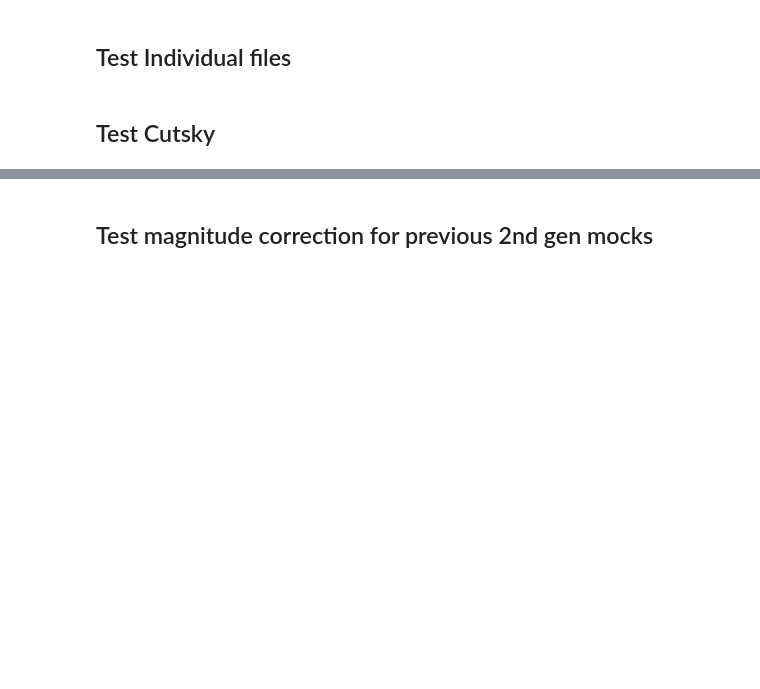
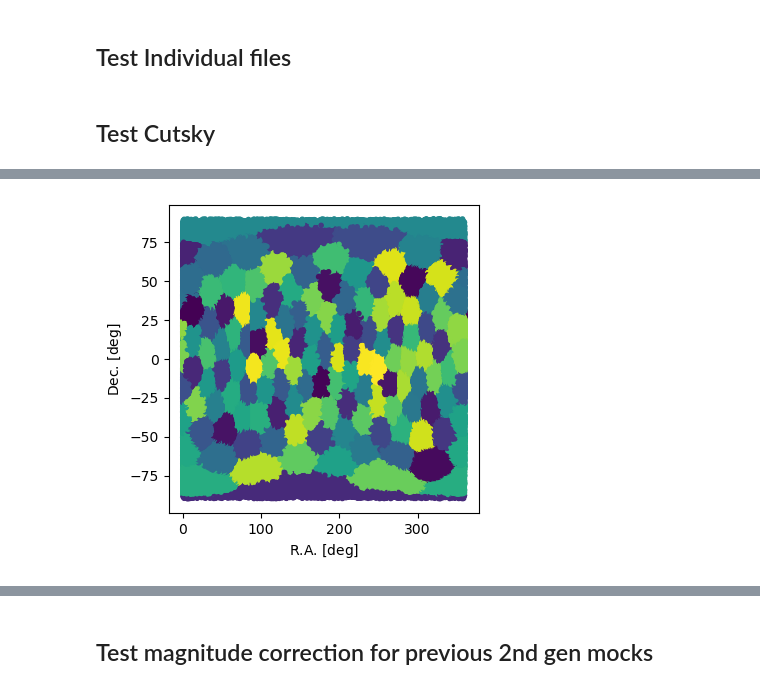
Before and after one commit to JadePiat/Relativistic_effects, a Jupyter notebook: tests_clustering_mocks.ipynb, the cells around one changed output, grey strips where cells are left out. Drawn from its saved outputs; the diff is of its cells as text; code cells hidden in the pictures; blank space fills up the shorter version.

```diff
--- a/tests_clustering_mocks.ipynb
+++ b/tests_clustering_mocks.ipynb
@@ -421,0 +434,14 @@ pos_rand = np.array([RA_rand[mask_rand],DEC_rand[mask_rand],cosmo.comoving_dista
+# %%
+from pycorr import KMeansSubsampler
+subsampler = KMeansSubsampler(mode='angular', positions=pos_data, nsamples=128, nside=512, random_state=42, position_type='rdd')
+labels = subsampler.label(pos_data)
+subsampler.log_info('Labels from {:d} to {:d}.'.format(labels.min(), labels.max()))
+
+fig = plt.figure(figsize=(4, 4))
+ax = plt.gca()
+ax.scatter(*pos_data[:2], marker='.', c=labels)
+ax.set_xlabel(r'R.A. [$\mathrm{deg}$]')
+ax.set_ylabel(r'Dec. [$\mathrm{deg}$]')
+plt.show()
+# %% [output]
+[figure, added]
```
Also changed, not shown: parts of 18 cells of this notebook.
